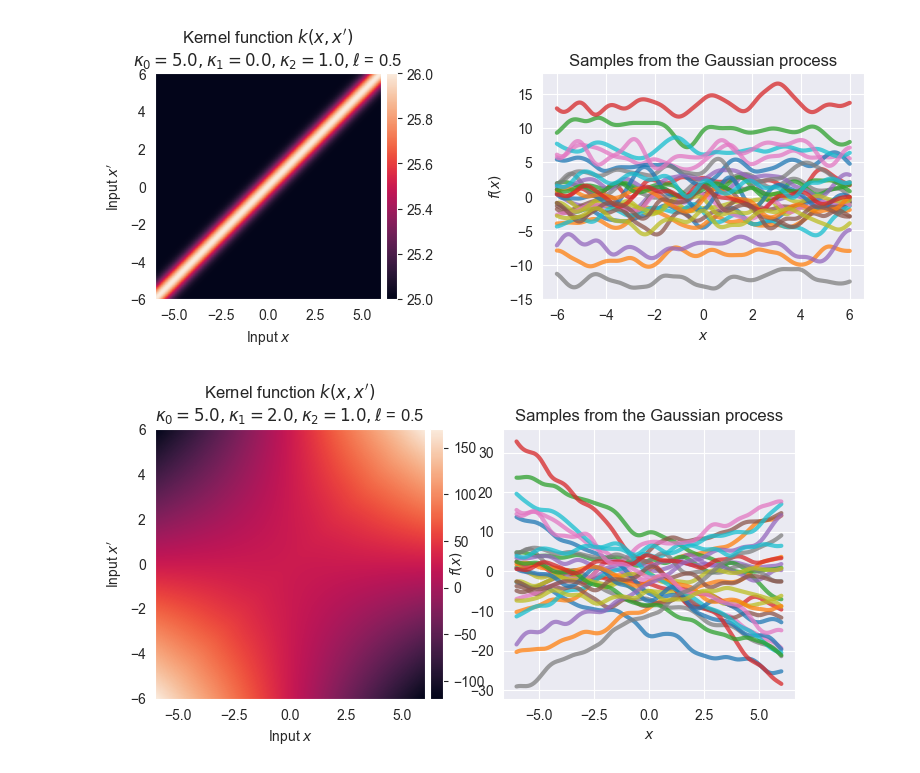
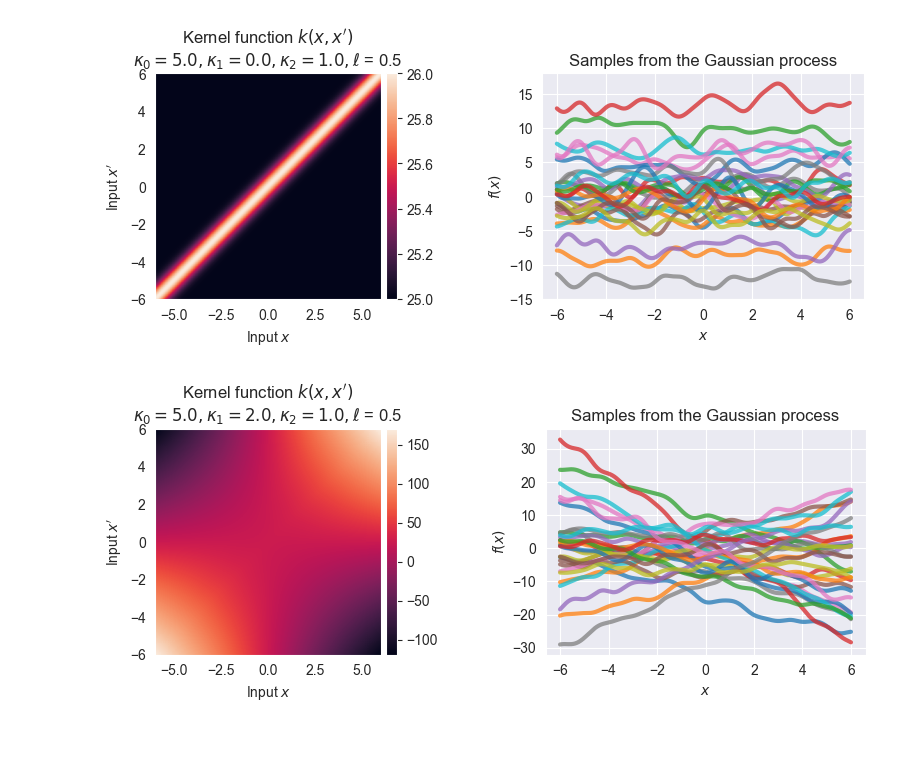
Before and after one commit to JeppeKlitgaard/DTU-02477-Bayesian-Machine-Learning, a Jupyter notebook: F26/Assignment2/notebooks/jk_1.ipynb, the cells around one changed output. Cells and saved outputs as stored; diff of their text form; code cells hidden in the pictures; blank space fills up the shorter version.

```diff
--- a/F26/Assignment2/notebooks/jk_1.ipynb
+++ b/F26/Assignment2/notebooks/jk_1.ipynb
@@ -131,21 +131,23 @@ K = k7(X, X_prime, kappa_0, kappa_1, kappa_2, ell)
 # %%
 fig, ax = plt.subplots(1, 2, figsize=(A4_WIDTH_IN, 3.5))
 
 im = ax[0].pcolormesh(x.flatten(), x_prime.flatten(), K, shading="auto")
 ax[0].set(
     xlabel="Input $x$",
     ylabel="Input $x'$",
     title=f"Kernel function $k(x, x')$\n$\\kappa_0 = {kappa_0:2.1f}, \\kappa_1 = {kappa_1:2.1f}, \\kappa_2 = {kappa_2:2.1f}, \\ell$ = {ell:2.1f}",
 )
 ax[0].grid(False)
 ax[0].set_aspect("equal")
 add_colorbar(im, fig, ax[0])
 
 m = jnp.zeros(len(x))
 f_samples = generate_samples(key, m, K, num_samples=S, jitter=1e-8)
 ax[1].plot(x, f_samples, alpha=0.75, linewidth=3)
 ax[1].grid(True)
 ax[1].set(xlabel="$x$", ylabel="$f(x)$", title="Samples from the Gaussian process")
+
+fig.tight_layout()
 plt.savefig(OUTPUT_DIR / "1_4-2.png", **EXPORT_KWARGS)
 # %% [output]
-[figure, old version]
+[figure, new version]
```
Also changed, not shown: 48 other files.
